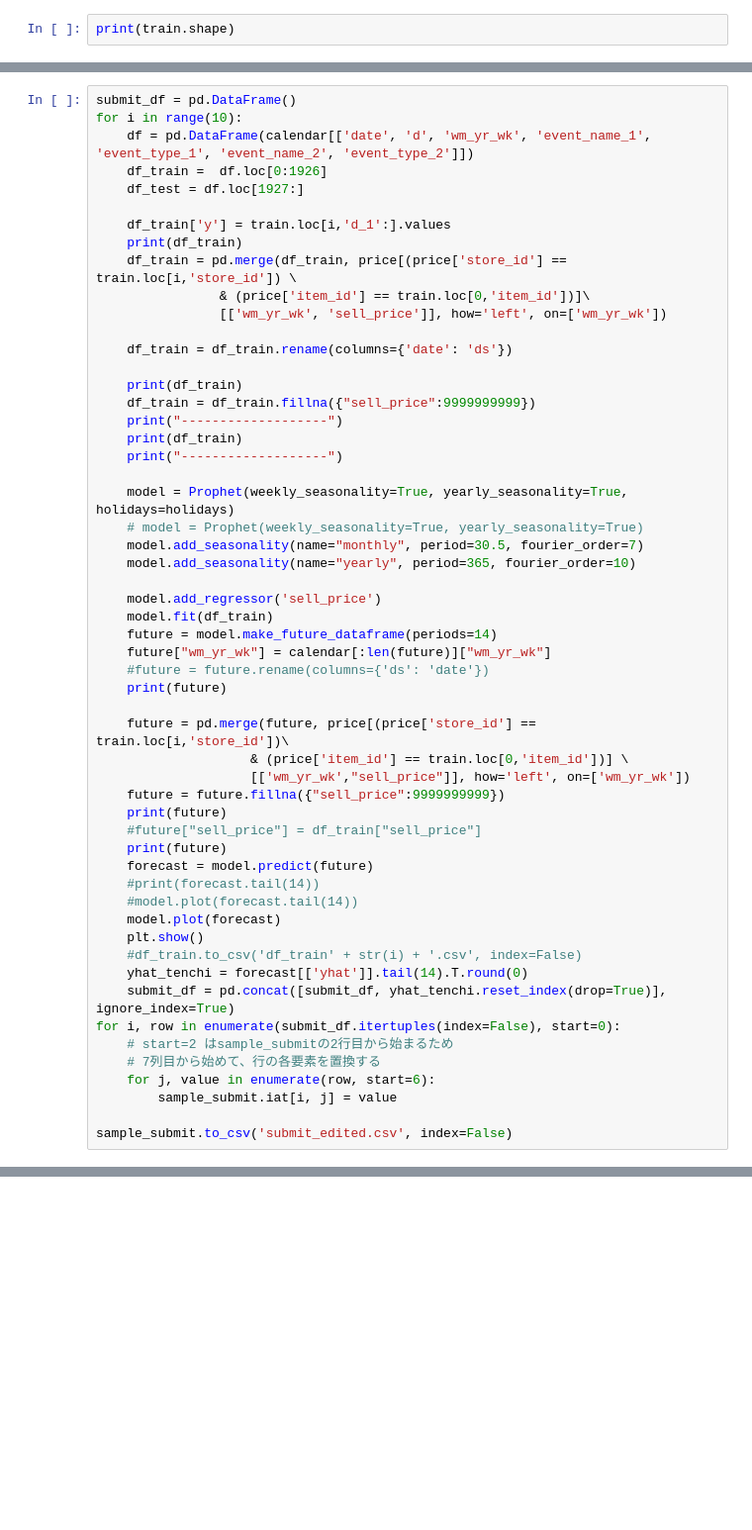
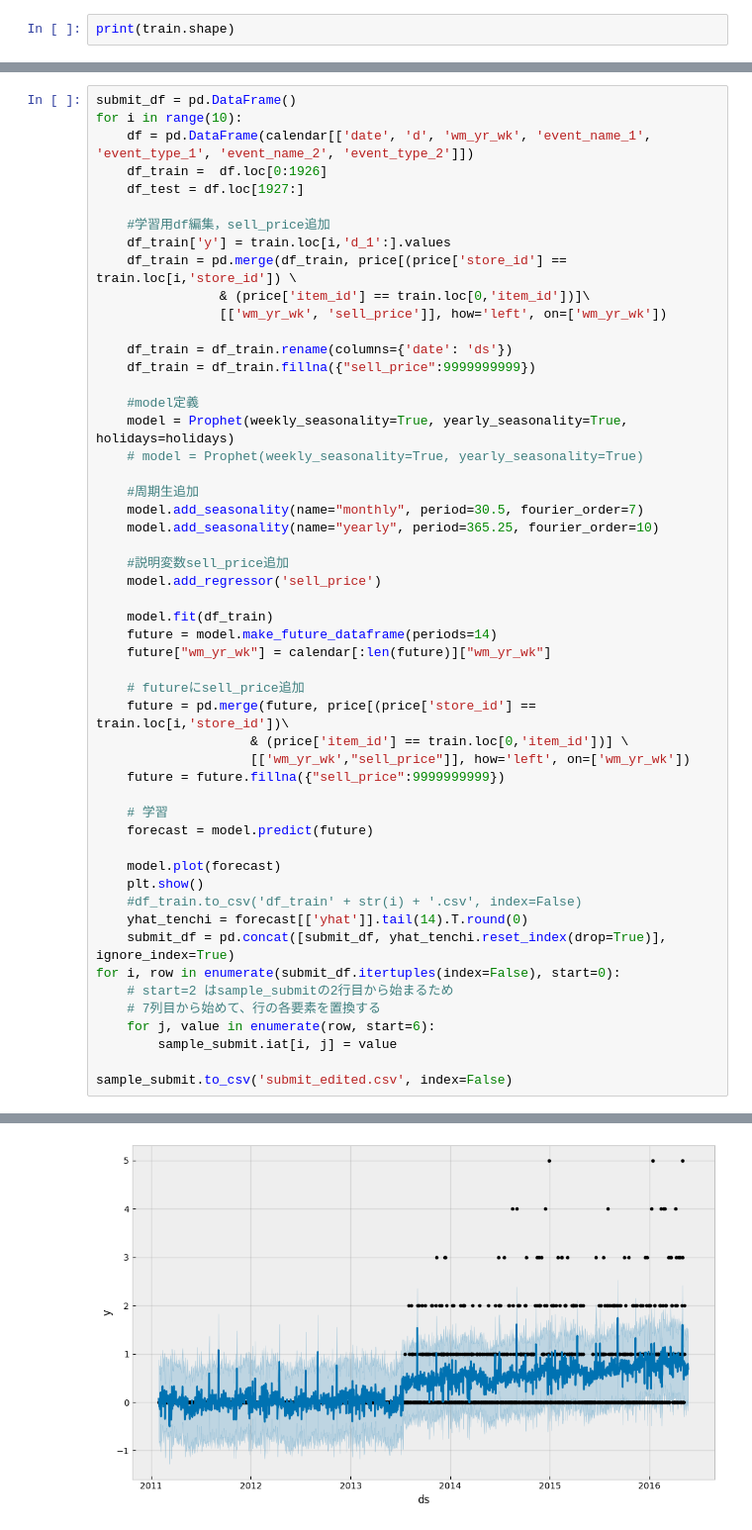
Before and after one commit to ten10ba/chronolog, a Jupyter notebook: code/m5.ipynb, the cells around one changed output, grey strips where cells are left out. Shown at 99% size. Drawn from its saved outputs; the diff is of its cells as text; blank space fills up the shorter version.

```diff
--- a/code/m5.ipynb
+++ b/code/m5.ipynb
@@ -62,42 +67,39 @@ for i in range(10):
     df_train =  df.loc[0:1926]
     df_test = df.loc[1927:]
 
+    #学習用df編集，sell_price追加
     df_train['y'] = train.loc[i,'d_1':].values
-    print(df_train)
     df_train = pd.merge(df_train, price[(price['store_id'] == train.loc[i,'store_id']) \
                 & (price['item_id'] == train.loc[0,'item_id'])]\
                 [['wm_yr_wk', 'sell_price']], how='left', on=['wm_yr_wk'])
 
     df_train = df_train.rename(columns={'date': 'ds'})
+    df_train = df_train.fillna({"sell_price":9999999999})
 
-    print(df_train)
-    df_train = df_train.fillna({"sell_price":9999999999})
-    print("-------------------")
-    print(df_train)
-    print("-------------------")
-
+    #model定義
     model = Prophet(weekly_seasonality=True, yearly_seasonality=True, holidays=holidays)
     # model = Prophet(weekly_seasonality=True, yearly_seasonality=True)
+
+    #周期生追加
     model.add_seasonality(name="monthly", period=30.5, fourier_order=7)
-    model.add_seasonality(name="yearly", period=365, fourier_order=10)
+    model.add_seasonality(name="yearly", period=365.25, fourier_order=10)
 
+    #説明変数sell_price追加
     model.add_regressor('sell_price')
+
     model.fit(df_train)
     future = model.make_future_dataframe(periods=14)
     future["wm_yr_wk"] = calendar[:len(future)]["wm_yr_wk"]
-    #future = future.rename(columns={'ds': 'date'})
-    print(future)
 
+    # futureにsell_price追加
     future = pd.merge(future, price[(price['store_id'] == train.loc[i,'store_id'])\
                     & (price['item_id'] == train.loc[0,'item_id'])] \
                     [['wm_yr_wk',"sell_price"]], how='left', on=['wm_yr_wk'])
     future = future.fillna({"sell_price":9999999999})
-    print(future)
-    #future["sell_price"] = df_train["sell_price"]
-    print(future)
+
+    # 学習
     forecast = model.predict(future)
-    #print(forecast.tail(14))
-    #model.plot(forecast.tail(14))
+
     model.plot(forecast)
     plt.show()
     #df_train.to_csv('df_train' + str(i) + '.csv', index=False)
@@ -114,0 +157 @@ NameError: name 'pd' is not defined
+[figure, added]
```
Also changed, not shown: parts of 4 cells of this notebook.
